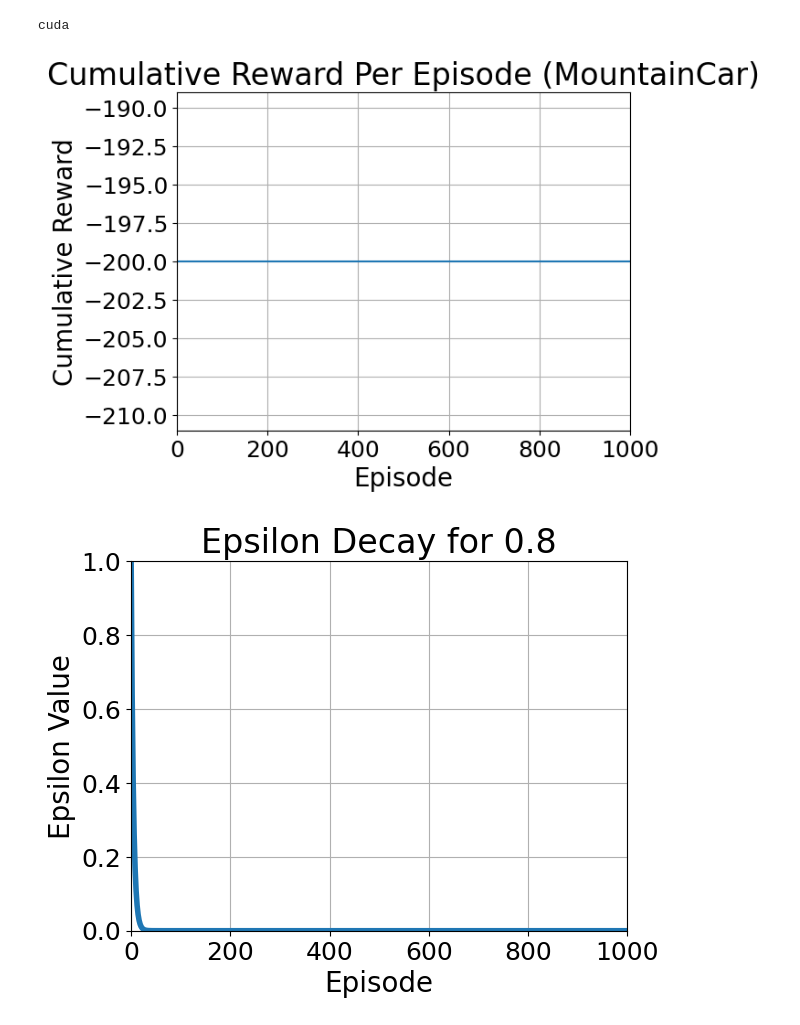
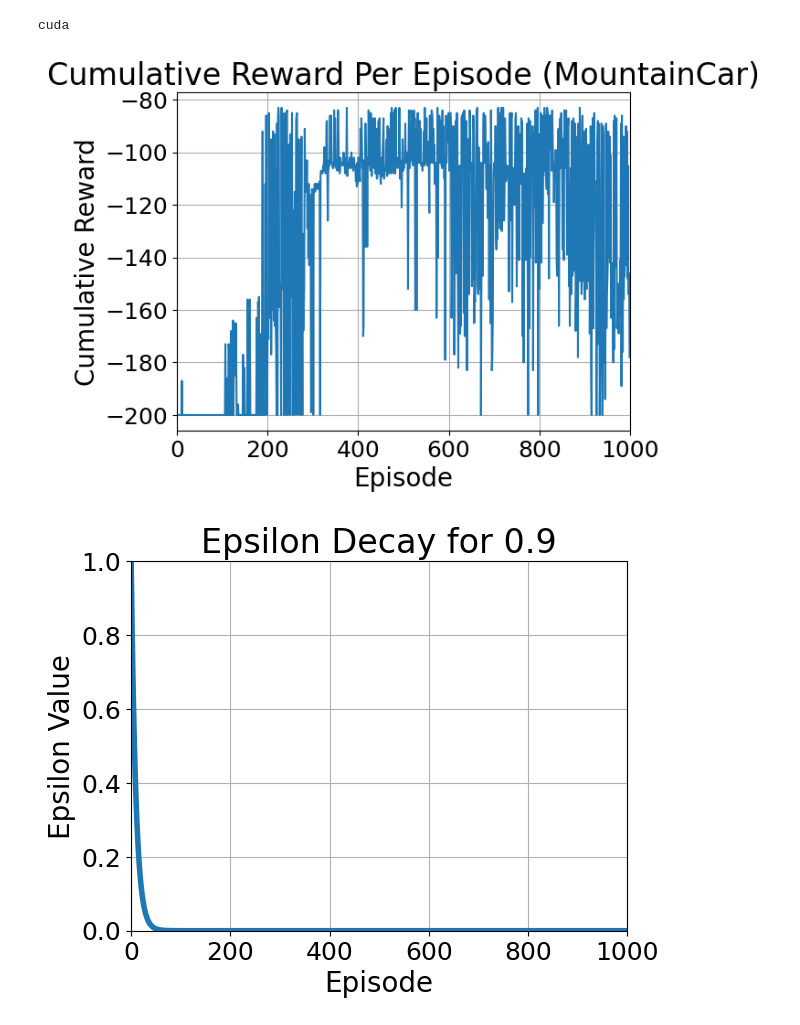
Before and after one commit to Krisp-Rat/assigment2, a Jupyter notebook: assignment_2_part_3/drpreisl_mountainDDQN_env.ipynb, the cells around one changed output. Cells and saved outputs as stored; diff of their text form; code cells hidden in the pictures.

Commit message:
mountain car

```diff
--- a/assignment_2_part_3/drpreisl_mountainDDQN_env.ipynb
+++ b/assignment_2_part_3/drpreisl_mountainDDQN_env.ipynb
@@ -27,9 +27,9 @@ class Net(nn.Module):
 
     def __init__(self, obs, action):
         super(Net, self).__init__()
-        self.layer1 = nn.Linear(obs, 32)
-        self.layer2 = nn.Linear(32, 32)
-        self.layer3 = nn.Linear(32, action)
+        self.layer1 = nn.Linear(obs, 128)
+        self.layer2 = nn.Linear(128, 128)
+        self.layer3 = nn.Linear(128, action)
 
     def forward(self, x):
         x = F.relu(self.layer1(x))
@@ -46,7 +46,7 @@ class DQN:
     self.pointer = 0
     self.policy_net = Net(len(state), self.env.action_space.n).to(device)
     self.target_net = Net(len(state), self.env.action_space.n).to(device)
-    self.target_net.load_state_dict(self.policy_net.state_dict()) # sync weights
+    self.target_net.load_state_dict(self.policy_net.state_dict())
     self.optimizer = optim.AdamW(self.policy_net.parameters(),amsgrad=True ) #auto learning rate
     # big replay memory:
     self.size = N
@@ -84,11 +84,10 @@ class DQN:
   def train(self, episodes, epsilon, discount, action_function, greedy):
     total_reward = [0] * episodes
     # TAU = .0004
+    sum = 0
     for i in range(episodes):
-      # if i %250 == 0:
-      #    reward_print(total_reward, episodes, "MountainCar")
-      if i % 5 == 0:
-         self.target_net.load_state_dict(self.policy_net.state_dict())
+
+      # self.target_net.load_state_dict(self.policy_net.state_dict())
       # initialize sequence S and preprocessed sequence o
       seq  = [None , None]
       state, info = self.env.reset()
@@ -96,28 +95,40 @@ class DQN:
       done = False
       rewards = 0
       eps = epsilon ** i if not greedy else 0
+      eps = max(eps, 0.01)
+      if i%2==0:
+        self.target_net.load_state_dict(self.policy_net.state_dict())
       while not done:
         # Select action
         action_type = action_function(seq[0], eps)
         observation, reward, terminated, truncated, _ = self.env.step(action_type.item())
+        rewards += reward
         state = torch.tensor(observation, device=device, dtype=torch.float32).unsqueeze(0)
-        rewards += reward
-        next_state = np.reshape(observation, (1,2))
-        reward = 100*((math.sin(3*next_state[0,0])*0.0025+0.05*next_state[0,1]*next_state[0,1])-(math.sin(3*state[0,0])*0.0025+0.5*state[0,1]*state[0,1]))
-
+        seq[1] = state
+        # if terminated == False:
+        #   reward = 100*((math.sin(3*seq[1][0,0])*0.0025+0.05*seq[1][0,1]*seq[1][0,1])-(math.sin(3*seq[0][0,0])*0.0025+0.5*seq[0][0,1]*seq[0][0,1]))
+        # print(reward)
         # Set sequence
-        seq[1] = state
         self.append(state=seq[0], action=action_type, reward=reward, next_state=seq[1], done=terminated)
         if terminated:
            seq[1] = None
         # store transition in replay buffer
         seq[0] = state
+        self.r(discount)
+        # if self.pointer%5==0:
+        #    self.target_net.load_state_dict(self.policy_net.state_dict())
 
-        self.r(discount)
         done = truncated or terminated
       # Decay epsilon after every episode
       # epsilon *= epsilon
       total_reward[i] = rewards
+      if rewards >-110:
+         sum +=0
+      else:
+         sum = 0
+      if sum>10:
+         break
+
     return total_reward
   # Determine the action for the warehouse environment
 
@@ -202,21 +213,22 @@ def ep_decay(eps, episodes):
     plt.grid()
     plt.show()
 # %%
-N = 5000
+
+N = 20000
 env = gym.make("MountainCar-v0")
 env.reset()
 MtnCar = DQN(N, env)
 
 episodes = 1000
-epsilon = .8
+epsilon = .9
 discount = .99
 action = MtnCar.action
 total_rewards = MtnCar.train(episodes, epsilon, discount, action, False)
 # MtnCar.save("drpreisl_angustsa_assignment2_part2_dqn_mountaincar.pickle")
 reward_print(total_rewards, episodes, "MountainCar")
 ep_decay(epsilon, episodes)
 total_rewards = MtnCar.train(6, epsilon, discount, action, True)
 reward_print(total_rewards, 5, "MountainCar")
 # %% [output]
-[figure, old version]
+[figure, new version]
-[figure, old version]
+[figure, new version]
```
Also changed, not shown: parts of 2 cells of this notebook, 3 other files.
